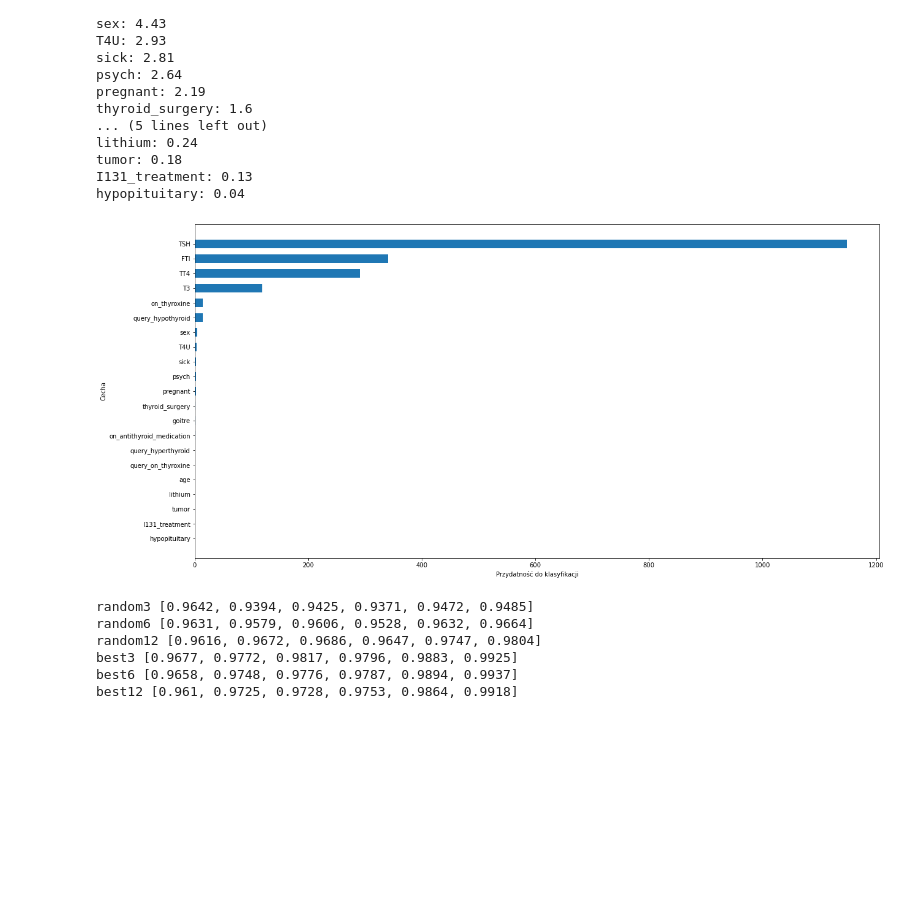
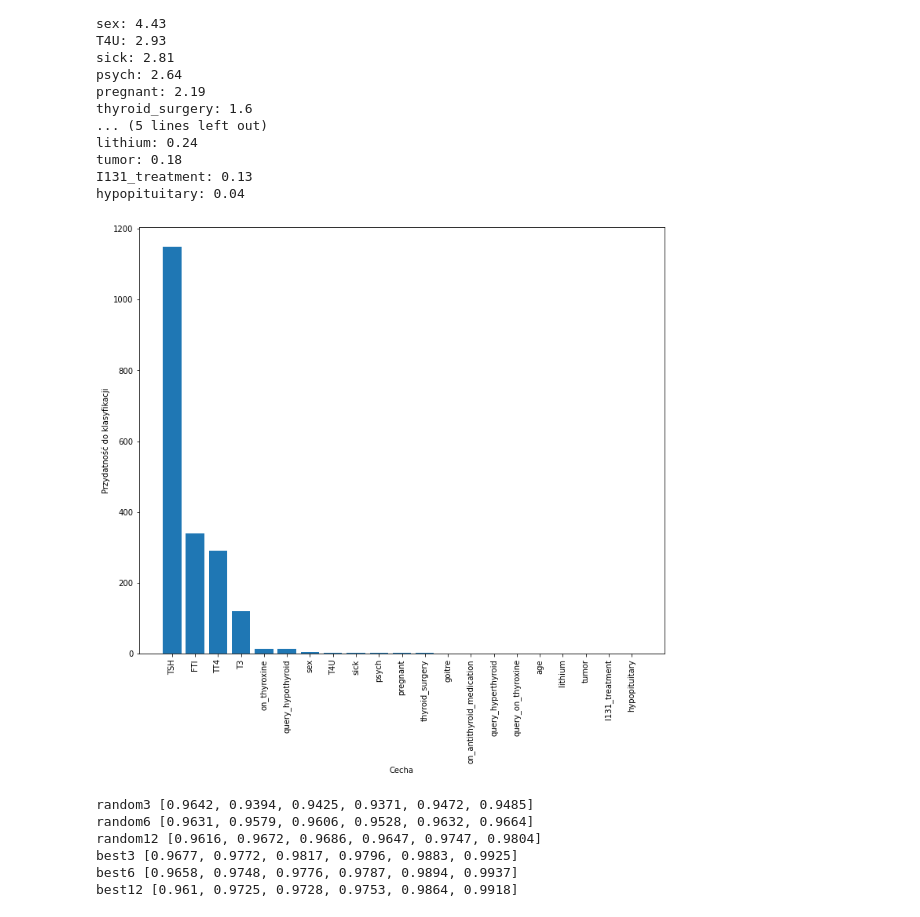
Before and after one commit to wojciechsadlik/Thyroid-Diseases-Diagnosis-Using-Decision-Trees, a Jupyter notebook: Project.ipynb, the cells around one changed output. Drawn from its saved outputs; the diff is of its cells as text; code cells hidden in the pictures; blank space fills up the shorter version.

Commit message:
feature ranking plot readability improvement

```diff
--- a/Project.ipynb
+++ b/Project.ipynb
@@ -80,17 +80,16 @@ tumor: 0.18
 I131_treatment: 0.13
 hypopituitary: 0.04
 # %%
-plt.figure(figsize=(20,10))
+plt.figure(figsize=(12,10))
 
 y_pos = numpy.arange(len(attributes))
-plt.barh(y_pos, [ score[1] for score in attribute_score ], height=0.6)
-plt.yticks(y_pos, [ score[0] for score in attribute_score ])
-plt.gca().invert_yaxis()
-plt.xlabel('Przydatność do klasyfikacji')
-plt.ylabel('Cecha')
+plt.bar(y_pos, [ score[1] for score in attribute_score ])
+plt.xticks(y_pos, [ score[0] for score in attribute_score ], rotation=90)
+plt.xlabel('Cecha')
+plt.ylabel('Przydatność do klasyfikacji')
 plt.show()
 # %% [output]
-[figure, old version]
+[figure, new version]
 # %%
 import random
 from sklearn import tree
```
